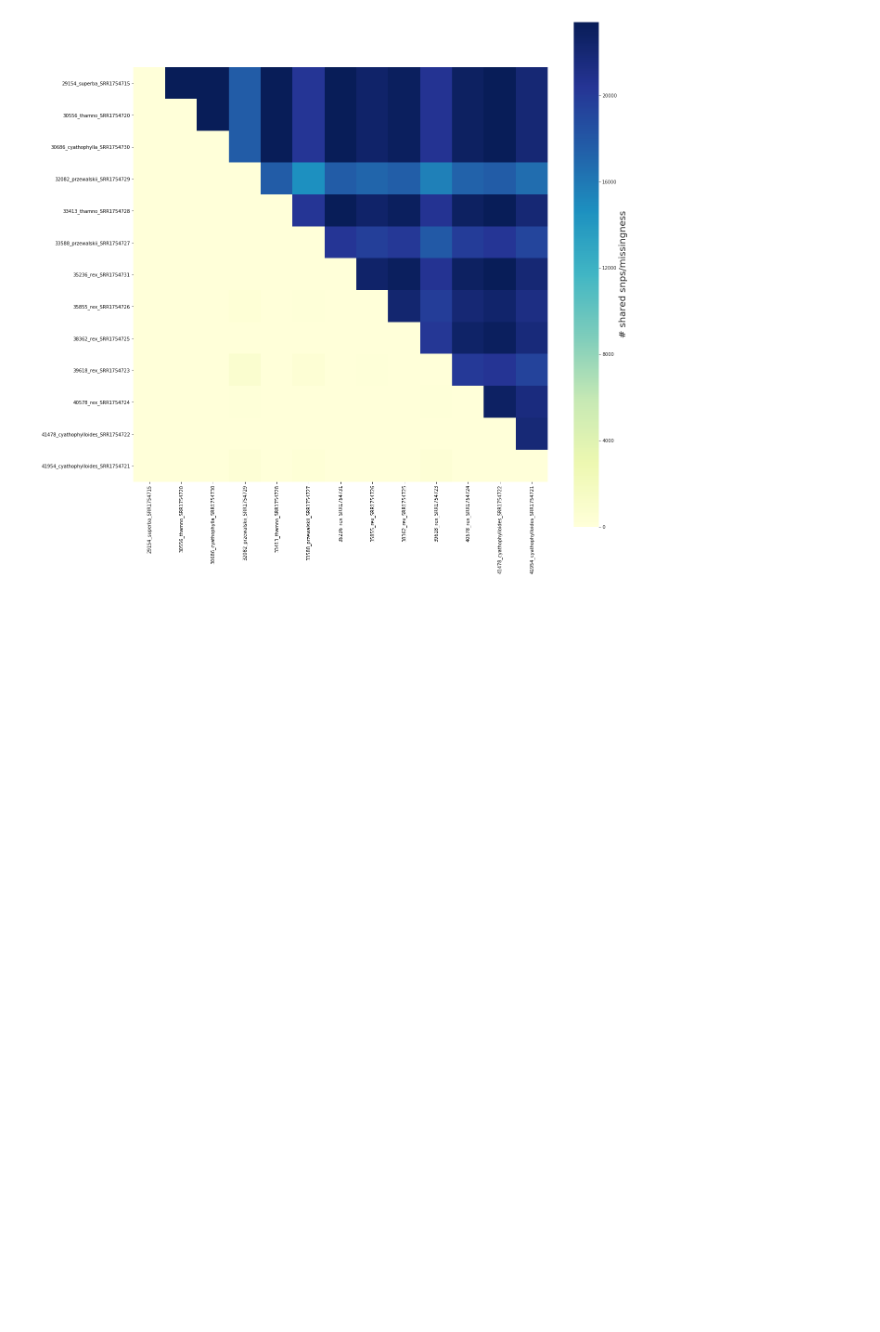
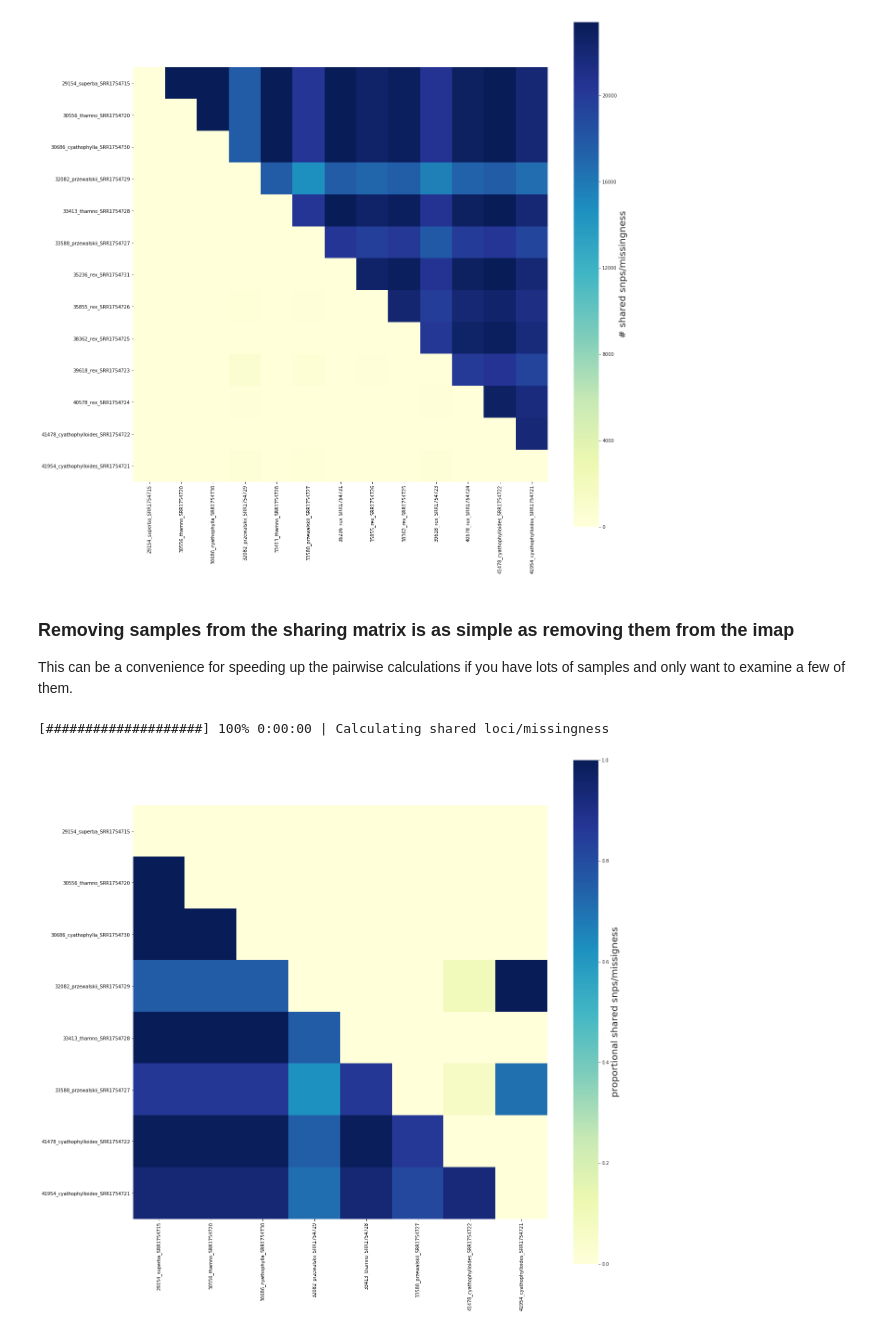
Before and after one commit to dereneaton/ipyrad, a Jupyter notebook: newdocs/API-analysis/cookbook-sharing.ipynb, the cells around one changed output. Drawn from its saved outputs; the diff is of its cells as text; code cells hidden in the pictures; blank space fills up the shorter version.

Commit message:
analysis.sharing allow subsampling inside draw() to prevent recalculating data

```diff
--- a/newdocs/API-analysis/cookbook-sharing.ipynb
+++ b/newdocs/API-analysis/cookbook-sharing.ipynb
@@ -66,3 +66,28 @@ fig, ax = share.draw()
 fig, ax = share.draw(scaled=False)
 # %% [output]
 [figure]
+# %% [markdown]
+### Removing samples from the sharing matrix is as simple as removing them from the imap
+This can be a convenience for speeding up the pairwise calculations if you have lots of samples and only want to examine a few of them.
+# %%
+imap = {
+    "prz": ["32082_przewalskii_SRR1754729", "33588_przewalskii_SRR1754727"],
+    "cys": ["41478_cyathophylloides_SRR1754722", "41954_cyathophylloides_SRR1754721"],
+    "cya": ["30686_cyathophylla_SRR1754730"],
+    "sup": ["29154_superba_SRR1754715"],
+    "cup": ["33413_thamno_SRR1754728"],
+    "tha": ["30556_thamno_SRR1754720"],
+#    "rck": ["35236_rex_SRR1754731"],
+#    "rex": ["35855_rex_SRR1754726", "40578_rex_SRR1754724"],
+#    "lip": ["39618_rex_SRR1754723", "38362_rex_SRR1754725"],
+}
+# load the snp data into sharing tool with arguments
+share = Sharing(
+    data=data,
+    imap=imap,
+)
+share.run()
+fig, ax = share.draw()
+# %% [output]
+[####################] 100% 0:00:00 | Calculating shared loci/missingness
+[figure, added]
```
Also changed, not shown: parts of 9 cells of this notebook, 1 other file.
